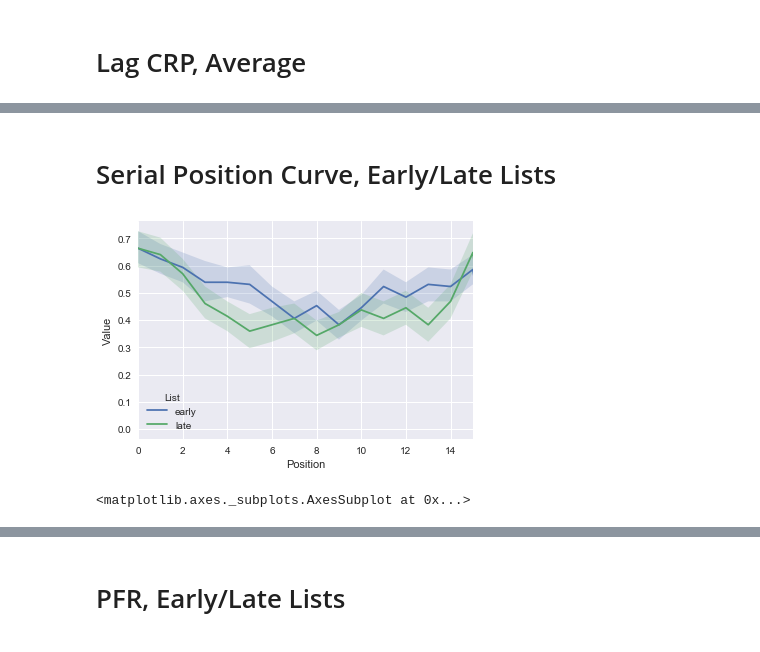
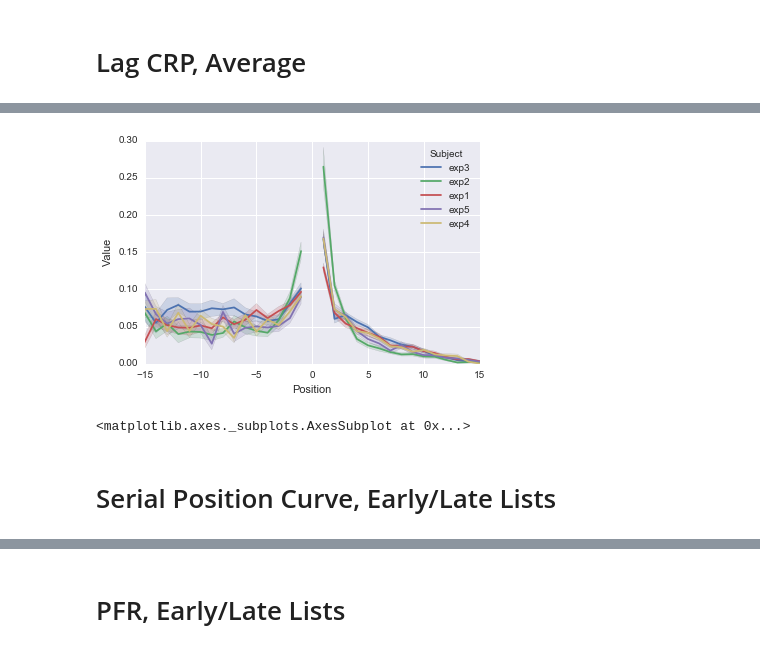
Before and after one commit to ContextLab/FRFR-analyses, a Jupyter notebook: notebooks/EL-weekly-report-2.21.17-test-room-1.ipynb, the cells around one changed output, grey strips where cells are left out. Cells and saved outputs as stored; diff of their text form; code cells hidden in the pictures.

```diff
--- a/notebooks/EL-weekly-report-2.21.17-test-room-1.ipynb
+++ b/notebooks/EL-weekly-report-2.21.17-test-room-1.ipynb
@@ -261,8 +315,13 @@ ax = pyr.plot(lagcrp)
+# %%
+#AGGREGATE
+lagcrp_av = pyr.lagcrp(pyro_all)#, listgroup = ['average']*16)
+pyr.plot(lagcrp_av, plot_type = 'subject', subjgroup = ['exp1']*21 + ['exp2']*21 + ['exp3']*22 + ['exp4']*23 + ['exp5']*15)
+
+#INDIVIDUAL
+# lagcrp_single = pyr.lagcrp(pyro_single)
+# pyr.plot(lagcrp_single)
+# %% [output]
+[figure, added]
+<matplotlib.axes._subplots.AxesSubplot at 0x...>
 # %% [markdown]
 <h1>Serial Position Curve, Early/Late Lists</h1>
-# %%
-spc2 = pyr.spc(pyro, listgroup=['early']*8 + ['late']*8)
-pyr.plot(spc2)
-# %% [output]
-[figure, removed]
-<matplotlib.axes._subplots.AxesSubplot at 0x...>
```
Also changed, not shown: parts of 24 cells of this notebook, 2 other files.
